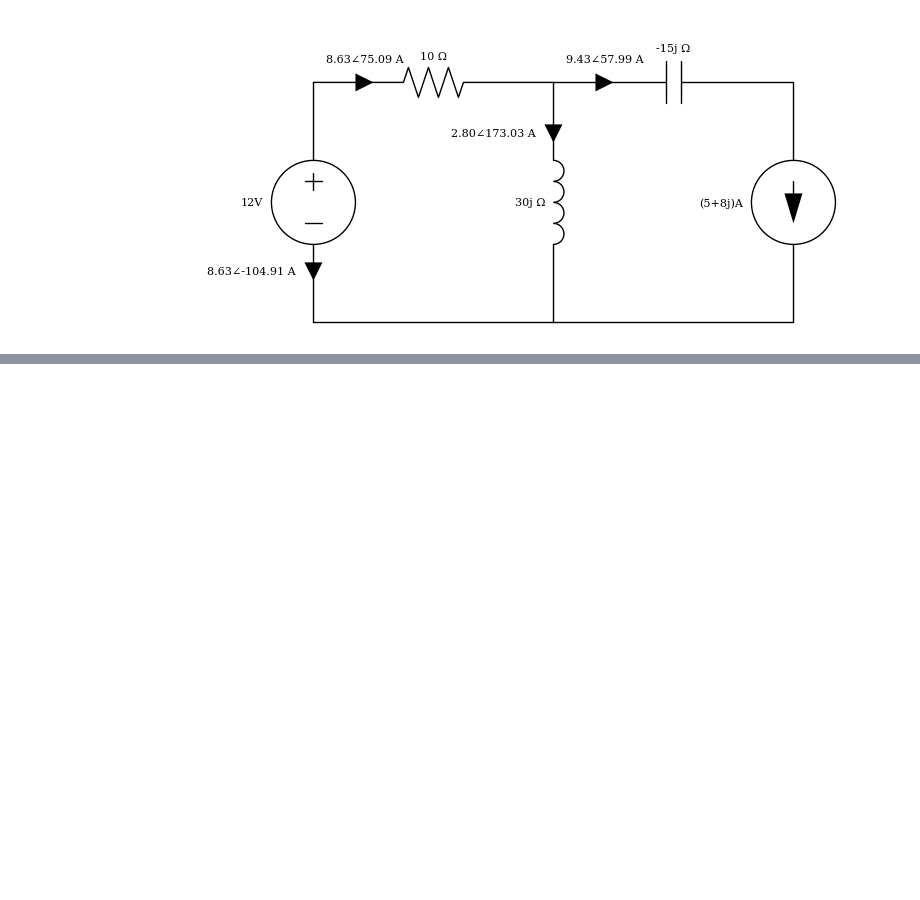
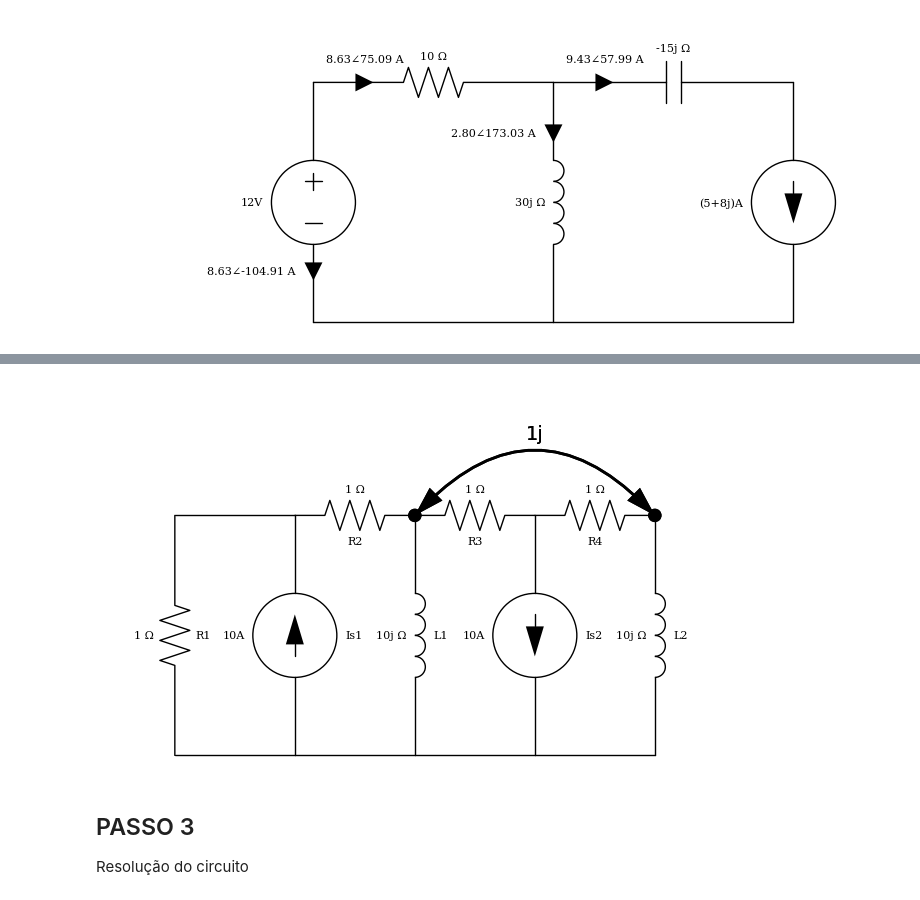
Before and after one commit to ygordealmeida/PhaCircuits, a Jupyter notebook: Exemplos/Guia_de_Uso.ipynb, the cells around one changed output, grey strips where cells are left out. Cells and saved outputs as stored; diff of their text form; code cells hidden in the pictures; blank space fills up the shorter version.

```diff
--- a/Exemplos/Guia_de_Uso.ipynb
+++ b/Exemplos/Guia_de_Uso.ipynb
@@ -89,0 +124,9 @@ circuito.draw_with_currents()  # Desenha o circuito com correntes indicadas nos
+# %%
+circuito.element("Coupling", 'L1', 'L2', 0.1, '+')
+circuito.draw()
+# %% [output]
+[figure, added]
+# %% [markdown]
+## PASSO 3
+
+Resolução do circuito
```
Also changed, not shown: parts of 8 cells of this notebook.
